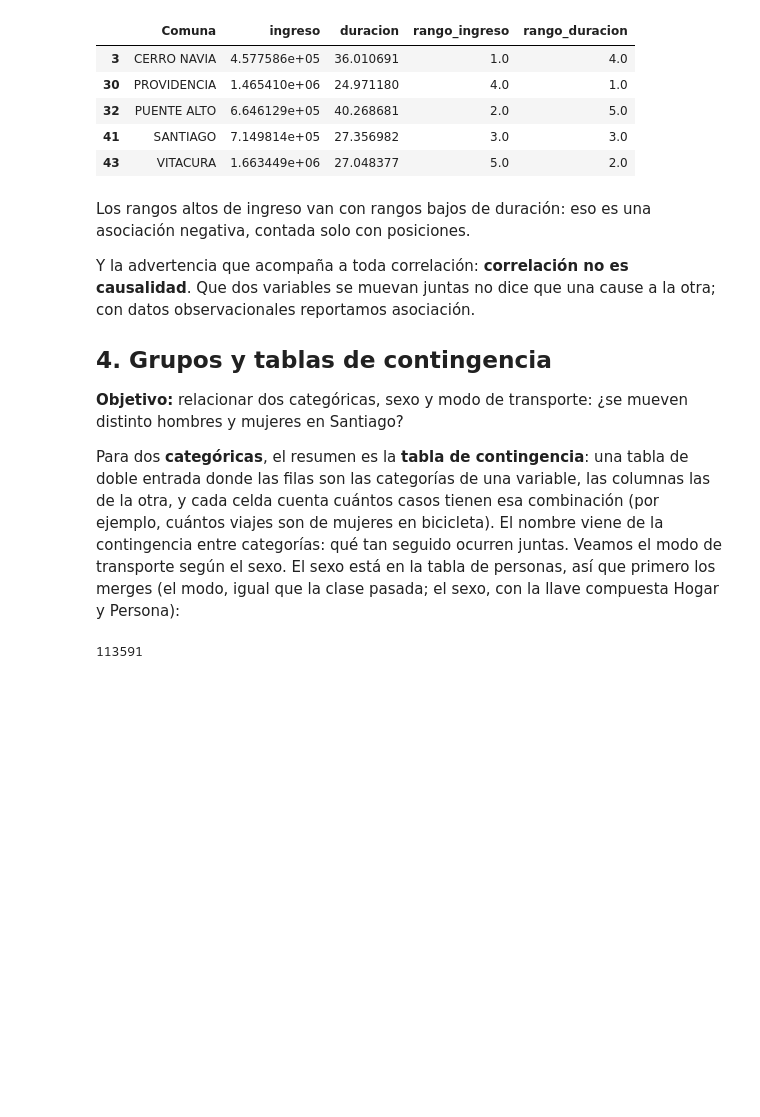
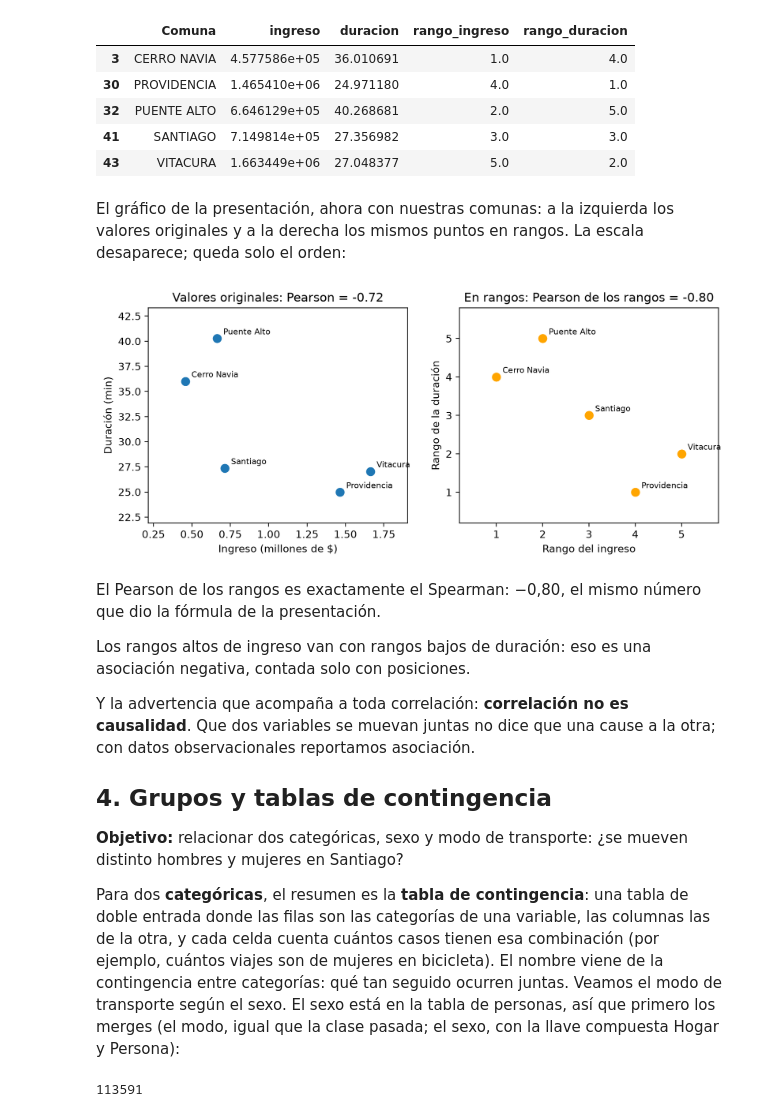
Before and after one commit to daniopitz/diplomado-cdd, a Jupyter notebook: 03_eda_bivariado.ipynb, the cells around one changed output. Drawn from its saved outputs; the diff is of its cells as text; code cells hidden in the pictures; blank space fills up the shorter version.

```diff
--- a/03_eda_bivariado.ipynb
+++ b/03_eda_bivariado.ipynb
@@ -329,7 +329,38 @@ cinco_comunas[["Comuna", "ingreso", "duracion", "rango_ingreso", "rango_duracion
 | 32 | PUENTE ALTO | 6.646129e+05 | 40.268681 | 2.0 | 5.0 |
 | 41 | SANTIAGO | 7.149814e+05 | 27.356982 | 3.0 | 3.0 |
 | 43 | VITACURA | 1.663449e+06 | 27.048377 | 5.0 | 2.0 |
+# %% [markdown]
+El gráfico de la presentación, ahora con nuestras comunas: a la izquierda los valores originales y a la derecha los mismos puntos en rangos. La escala desaparece; queda solo el orden:
+# %%
+r_p = cinco_comunas["ingreso"].corr(cinco_comunas["duracion"])
+r_s = cinco_comunas["rango_ingreso"].corr(cinco_comunas["rango_duracion"])
+
+fig, axes = plt.subplots(1, 2, figsize=(10, 3.8))
+axes[0].scatter(cinco_comunas["ingreso"] / 1e6, cinco_comunas["duracion"], s=60)
+axes[0].set_title(f"Valores originales: Pearson = {r_p:.2f}")
+axes[0].set_xlabel("Ingreso (millones de $)")
+axes[0].set_ylabel("Duración (min)")
+
+axes[1].scatter(cinco_comunas["rango_ingreso"], cinco_comunas["rango_duracion"],
+                s=60, color="orange")
+axes[1].set_title(f"En rangos: Pearson de los rangos = {r_s:.2f}")
+axes[1].set_xlabel("Rango del ingreso")
+axes[1].set_ylabel("Rango de la duración")
+
+# El nombre de cada comuna junto a su punto; margins deja aire
+for ax in axes:
+    ax.margins(0.2)
+for _, fila in cinco_comunas.iterrows():
+    axes[0].annotate(fila["Comuna"].title(), (fila["ingreso"] / 1e6, fila["duracion"]),
+                     textcoords="offset points", xytext=(6, 4), fontsize=8)
+    axes[1].annotate(fila["Comuna"].title(), (fila["rango_ingreso"], fila["rango_duracion"]),
+                     textcoords="offset points", xytext=(6, 4), fontsize=8)
+plt.show()
+# %% [output]
+[figure, added]
 # %% [markdown]
+El Pearson de los rangos es exactamente el Spearman: −0,80, el mismo número que dio la fórmula de la presentación.
+
 Los rangos altos de ingreso van con rangos bajos de duración: eso es una asociación negativa, contada solo con posiciones.
 
 Y la advertencia que acompaña a toda correlación: **correlación no es causalidad**. Que dos variables se muevan juntas no dice que una cause a la otra; con datos observacionales reportamos asociación.
```
Also changed, not shown: parts of 1 cell of this notebook, 1 other file.
